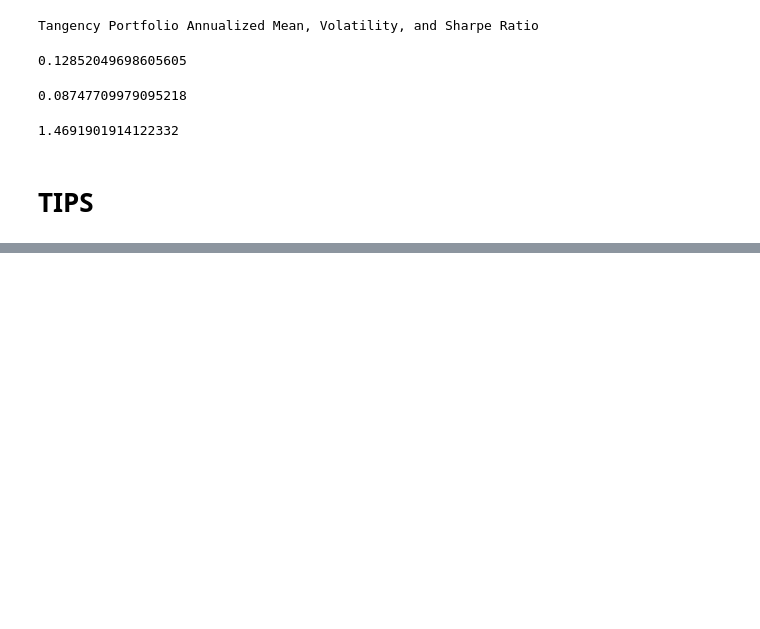
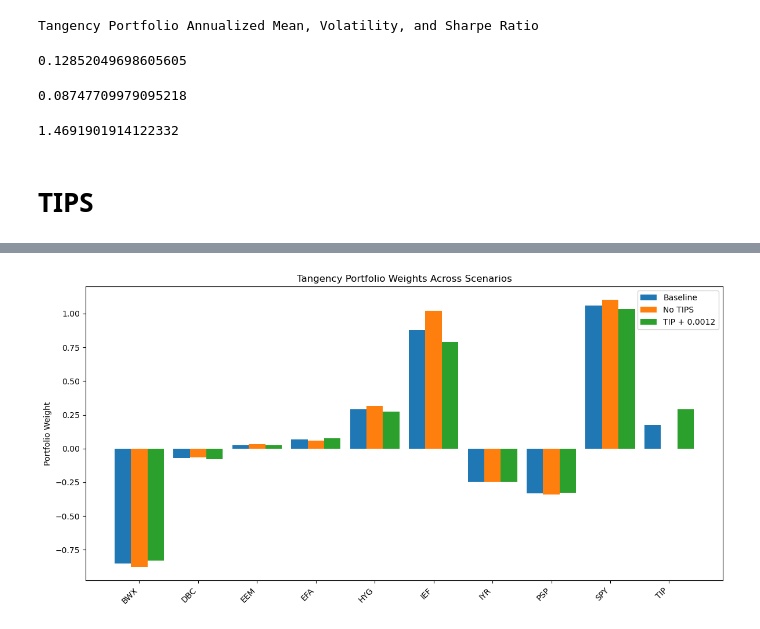
Before and after one commit to sidsahacodes/finm36700, a Jupyter notebook: HW1.ipynb, the cells around one changed output, grey strips where cells are left out. Drawn from its saved outputs; the diff is of its cells as text; code cells hidden in the pictures; blank space fills up the shorter version.

```diff
--- a/HW1.ipynb
+++ b/HW1.ipynb
@@ -240,0 +286,84 @@ Tangency Portfolio Without TIPS Annualized Mean, Volatility, and Sharpe Ratio
+# %%
+# Baseline
+base_w = weights.copy()
+base_mean = float(tan_mean)
+base_vol  = float(tan_vol)
+base_sharpe = float(tan_sharpe)
+
+# No TIPS scenario
+no_tips_w = pd.Series(no_tips_weights, index=no_tips.columns)
+no_tips_mean_val   = float(no_tips_tan_mean)
+no_tips_vol_val    = float(no_tips_tan_vol)
+no_tips_sharpe_val = float(no_tips_tan_sharpe)
+
+# TIPS + 0.0012 scenario
+xtra_w = pd.Series(xtra_tips_weights, index=annual_mean.index)
+xtra_mean_val   = float(xtra_tips_tan_mean)
+xtra_vol_val    = float(xtra_tips_tan_vol)
+xtra_sharpe_val = float(xtra_tips_tan_sharpe)
+
+weights_df = pd.concat(
+    [base_w.rename("Baseline"),
+     no_tips_w.reindex(base_w.index).rename("No TIPS"),
+     xtra_w.rename("TIP + 0.0012")],
+    axis=1
+).fillna(0.0)
+
+perf = pd.DataFrame({
+    "Mean":   [base_mean, no_tips_mean_val, xtra_mean_val],
+    "Vol":    [base_vol,  no_tips_vol_val,  xtra_vol_val],
+    "Sharpe": [base_sharpe, no_tips_sharpe_val, xtra_sharpe_val]
+}, index=["Baseline", "No TIPS", "TIP + 0.0012"])
+
+
+plt.figure(figsize=(12,6))
+x = np.arange(len(weights_df))
+w = 0.28
+plt.bar(x - w, weights_df["Baseline"], width=w, label="Baseline")
+plt.bar(x,       weights_df["No TIPS"], width=w, label="No TIPS")
+plt.bar(x + w,   weights_df["TIP + 0.0012"], width=w, label="TIP + 0.0012")
+plt.xticks(x, weights_df.index, rotation=45, ha="right")
+plt.ylabel("Portfolio Weight")
+plt.title("Tangency Portfolio Weights Across Scenarios")
+plt.legend()
+plt.tight_layout()
+plt.show()
+
+delta_nt  = (weights_df["No TIPS"] - weights_df["Baseline"]).rename("No TIPS – Baseline")
+delta_xtr = (weights_df["TIP + 0.0012"] - weights_df["Baseline"]).rename("TIP + 0.0012 – Baseline")
+
+fig, axes = plt.subplots(2, 1, figsize=(12,8), sharex=True)
+axes[0].bar(weights_df.index, delta_nt, color="salmon")
+axes[0].axhline(0, linestyle="--", linewidth=1)
+axes[0].set_title("Weight Change: No TIPS vs Baseline")
+axes[0].set_ylabel("Δ Weight")
+
+axes[1].bar(weights_df.index, delta_xtr, color="seagreen")
+axes[1].axhline(0, linestyle="--", linewidth=1)
+axes[1].set_title("Weight Change: TIP + 0.0012 vs Baseline")
+axes[1].set_ylabel("Δ Weight")
+
+plt.xticks(rotation=45, ha="right")
+plt.tight_layout()
+plt.show()
+
+fig, axes = plt.subplots(1, 3, figsize=(12,4))
+perf["Mean"].plot(kind="bar", ax=axes[0], color="skyblue")
+axes[0].set_title("Annualized Mean (Excess)")
+axes[0].set_ylabel("Mean")
+
+perf["Vol"].plot(kind="bar", ax=axes[1], color="orange")
+axes[1].set_title("Annualized Volatility")
+axes[1].set_ylabel("Vol")
+
+perf["Sharpe"].plot(kind="bar", ax=axes[2], color="green")
+axes[2].set_title("Sharpe Ratio")
+axes[2].set_ylabel("Sharpe")
+
+plt.tight_layout()
+plt.show()
+
+print("=== Tangency Portfolio Performance (Annualized) ===")
+display(perf.style.format({"Mean":"{:.4f}", "Vol":"{:.4f}", "Sharpe":"{:.3f}"}))
+# %% [output]
+[figure, added]
```
Also changed, not shown: parts of 13 cells of this notebook.
